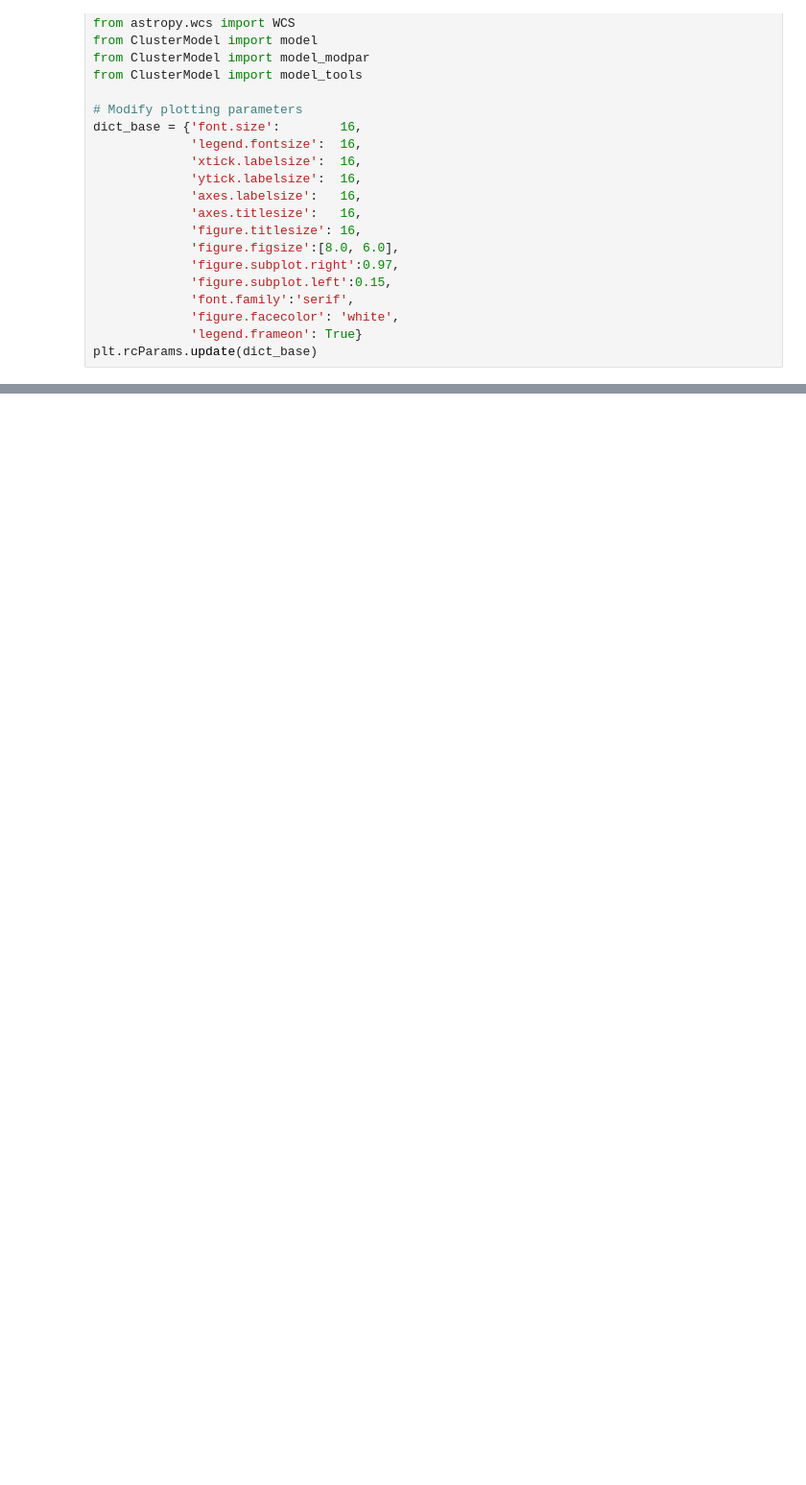
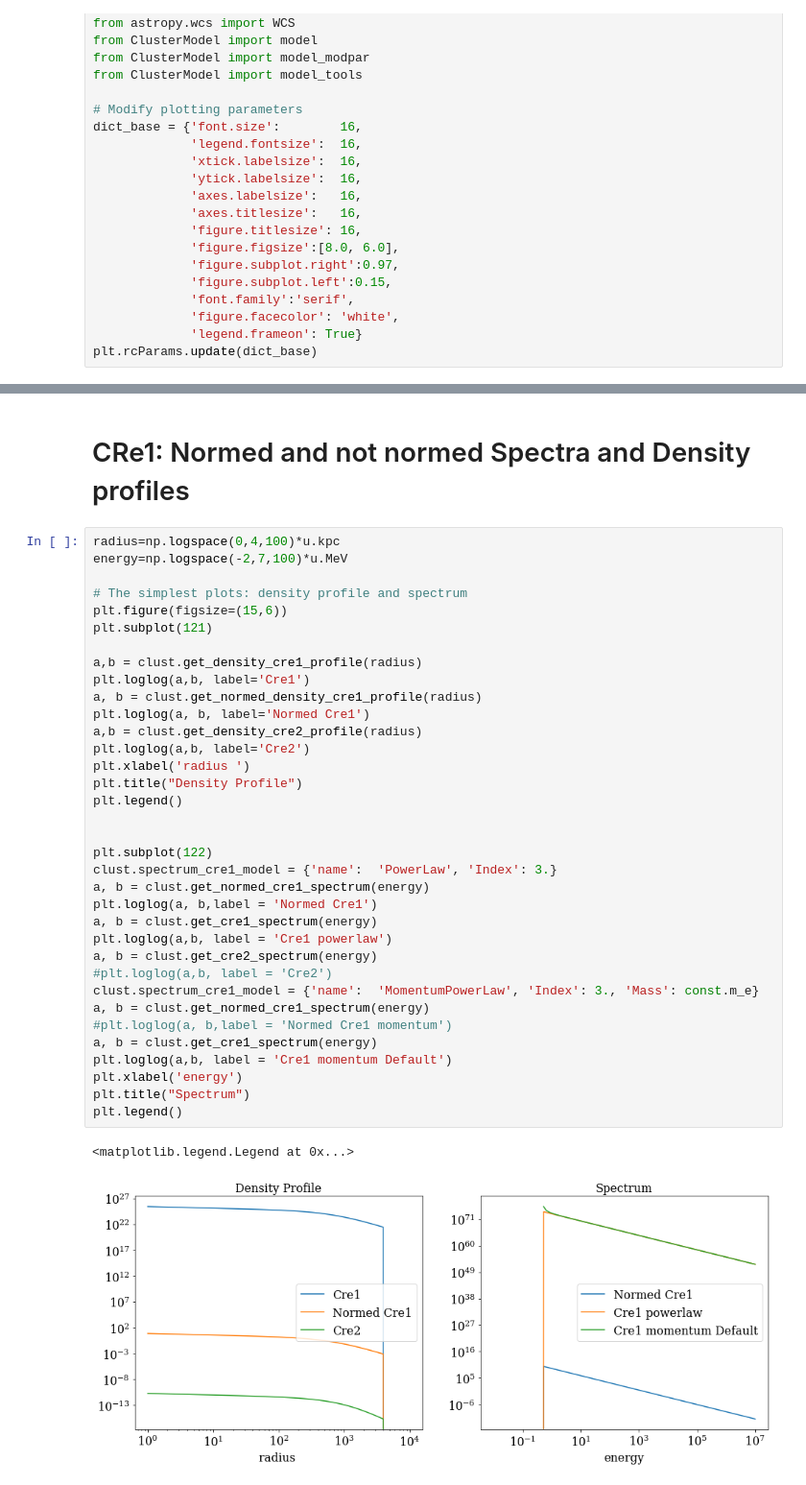
Before and after one commit to renlliang3/ClusterModel, a Jupyter notebook: notebook/HazalNotebooks/MomentumSpacePowerLaw.ipynb, the cells around one changed output, grey strips where cells are left out. Shown at 96% size. Drawn from its saved outputs; the diff is of its cells as text; blank space fills up the shorter version.

```diff
--- a/notebook/HazalNotebooks/MomentumSpacePowerLaw.ipynb
+++ b/notebook/HazalNotebooks/MomentumSpacePowerLaw.ipynb
@@ -207,0 +137,40 @@ f
+# %% [markdown]
+# CRe1: Normed and not normed Spectra and Density profiles
+# %%
+radius=np.logspace(0,4,100)*u.kpc
+energy=np.logspace(-2,7,100)*u.MeV
+
+# The simplest plots: density profile and spectrum
+plt.figure(figsize=(15,6))
+plt.subplot(121)
+
+a,b = clust.get_density_cre1_profile(radius)
+plt.loglog(a,b, label='Cre1')
+a, b = clust.get_normed_density_cre1_profile(radius)
+plt.loglog(a, b, label='Normed Cre1')
+a,b = clust.get_density_cre2_profile(radius)
+plt.loglog(a,b, label='Cre2')
+plt.xlabel('radius ')
+plt.title("Density Profile")
+plt.legend()
+
+
+plt.subplot(122)
+clust.spectrum_cre1_model = {'name':  'PowerLaw', 'Index': 3.}
+a, b = clust.get_normed_cre1_spectrum(energy)
+plt.loglog(a, b,label = 'Normed Cre1')
+a, b = clust.get_cre1_spectrum(energy)
+plt.loglog(a,b, label = 'Cre1 powerlaw')
+a, b = clust.get_cre2_spectrum(energy)
+#plt.loglog(a,b, label = 'Cre2')
+clust.spectrum_cre1_model = {'name':  'MomentumPowerLaw', 'Index': 3., 'Mass': const.m_e}
+a, b = clust.get_normed_cre1_spectrum(energy)
+#plt.loglog(a, b,label = 'Normed Cre1 momentum')
+a, b = clust.get_cre1_spectrum(energy)
+plt.loglog(a,b, label = 'Cre1 momentum Default')
+plt.xlabel('energy')
+plt.title("Spectrum")
+plt.legend()
+# %% [output]
+<matplotlib.legend.Legend at 0x...>
+[figure, added]
```
Also changed, not shown: parts of 58 cells of this notebook, 3 other files.
